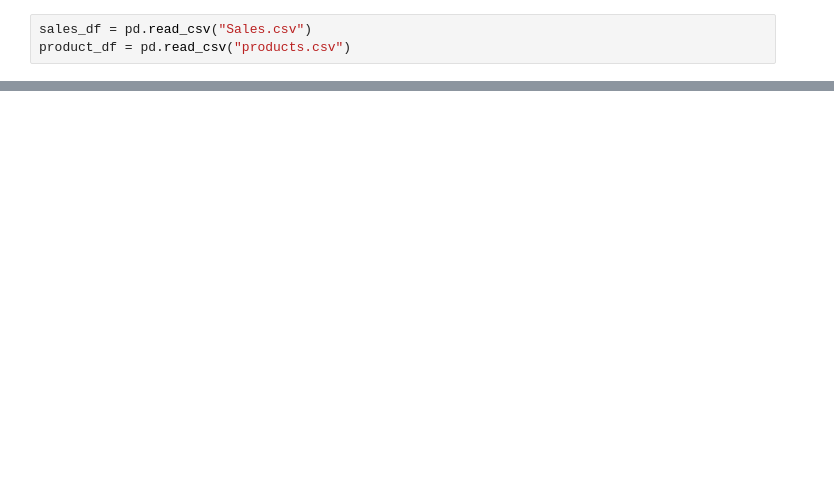
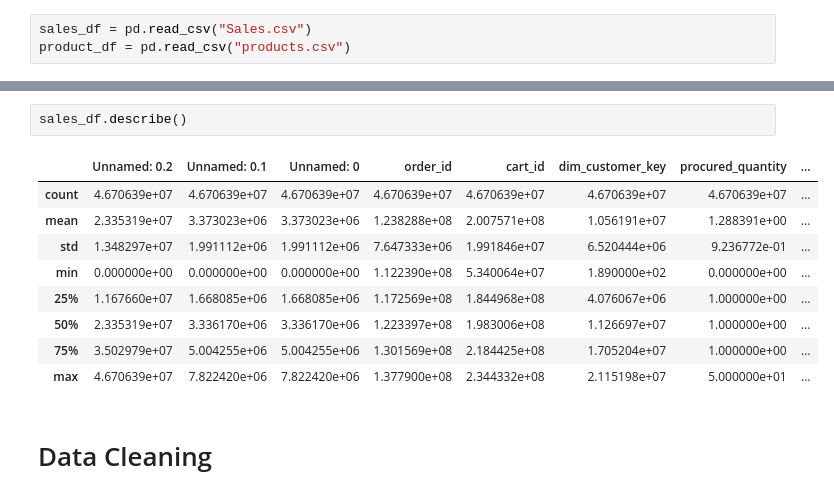
Before and after one commit to priyadarshinigujarathi13/MINI-PROJECT, a Jupyter notebook: F.ipynb, the cells around one changed output, grey strips where cells are left out. Cells and saved outputs as stored; diff of their text form; blank space fills up the shorter version.

```diff
--- a/F.ipynb
+++ b/F.ipynb
@@ -49,0 +87,14 @@ print(os.listdir())
+# %%
+sales_df.describe()
+# %% [output]
+|  | Unnamed: 0.2 | Unnamed: 0.1 | Unnamed: 0 | order_id | cart_id | dim_customer_key | procured_quantity | ... |
+| count | 4.670639e+07 | 4.670639e+07 | 4.670639e+07 | 4.670639e+07 | 4.670639e+07 | 4.670639e+07 | 4.670639e+07 | ... |
+| mean | 2.335319e+07 | 3.373023e+06 | 3.373023e+06 | 1.238288e+08 | 2.007571e+08 | 1.056191e+07 | 1.288391e+00 | ... |
+| std | 1.348297e+07 | 1.991112e+06 | 1.991112e+06 | 7.647333e+06 | 1.991846e+07 | 6.520444e+06 | 9.236772e-01 | ... |
+| min | 0.000000e+00 | 0.000000e+00 | 0.000000e+00 | 1.122390e+08 | 5.340064e+07 | 1.890000e+02 | 0.000000e+00 | ... |
+| 25% | 1.167660e+07 | 1.668085e+06 | 1.668085e+06 | 1.172569e+08 | 1.844968e+08 | 4.076067e+06 | 1.000000e+00 | ... |
+| 50% | 2.335319e+07 | 3.336170e+06 | 3.336170e+06 | 1.223397e+08 | 1.983006e+08 | 1.126697e+07 | 1.000000e+00 | ... |
+| 75% | 3.502979e+07 | 5.004255e+06 | 5.004255e+06 | 1.301569e+08 | 2.184425e+08 | 1.705204e+07 | 1.000000e+00 | ... |
+| max | 4.670639e+07 | 7.822420e+06 | 7.822420e+06 | 1.377900e+08 | 2.344332e+08 | 2.115198e+07 | 5.000000e+01 | ... |
+# %% [markdown]
+# Data Cleaning
```
Also changed, not shown: parts of 41 cells of this notebook.
